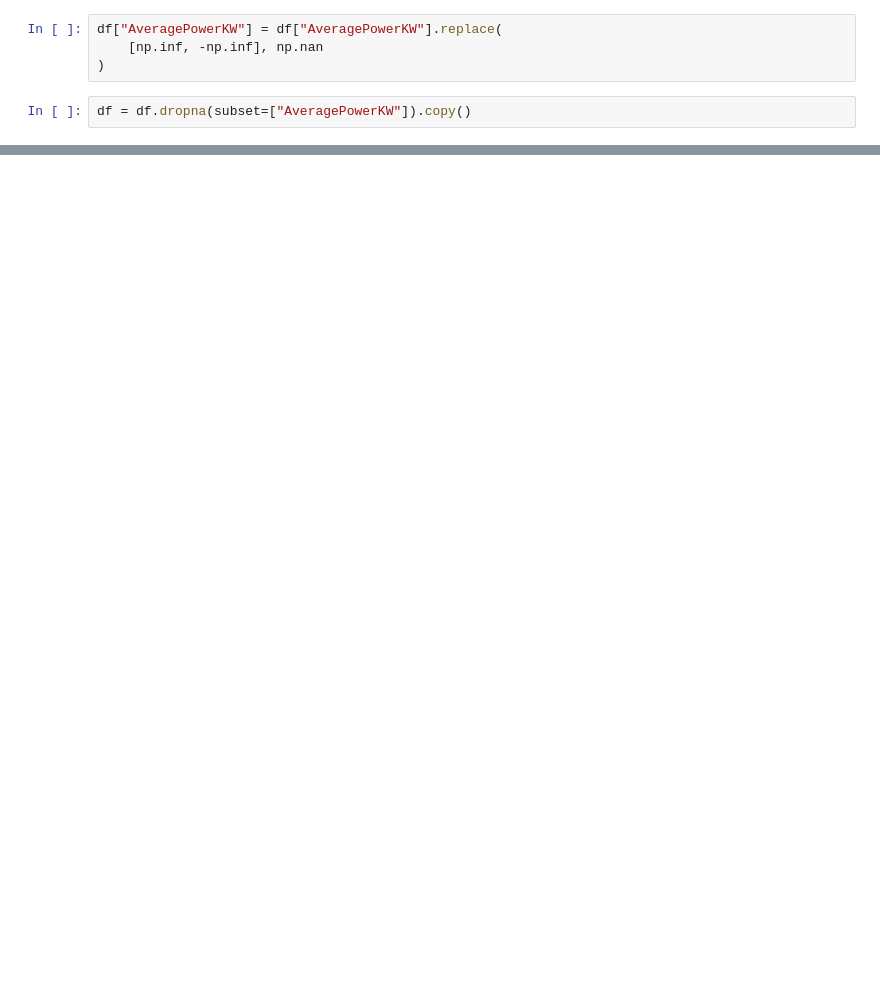
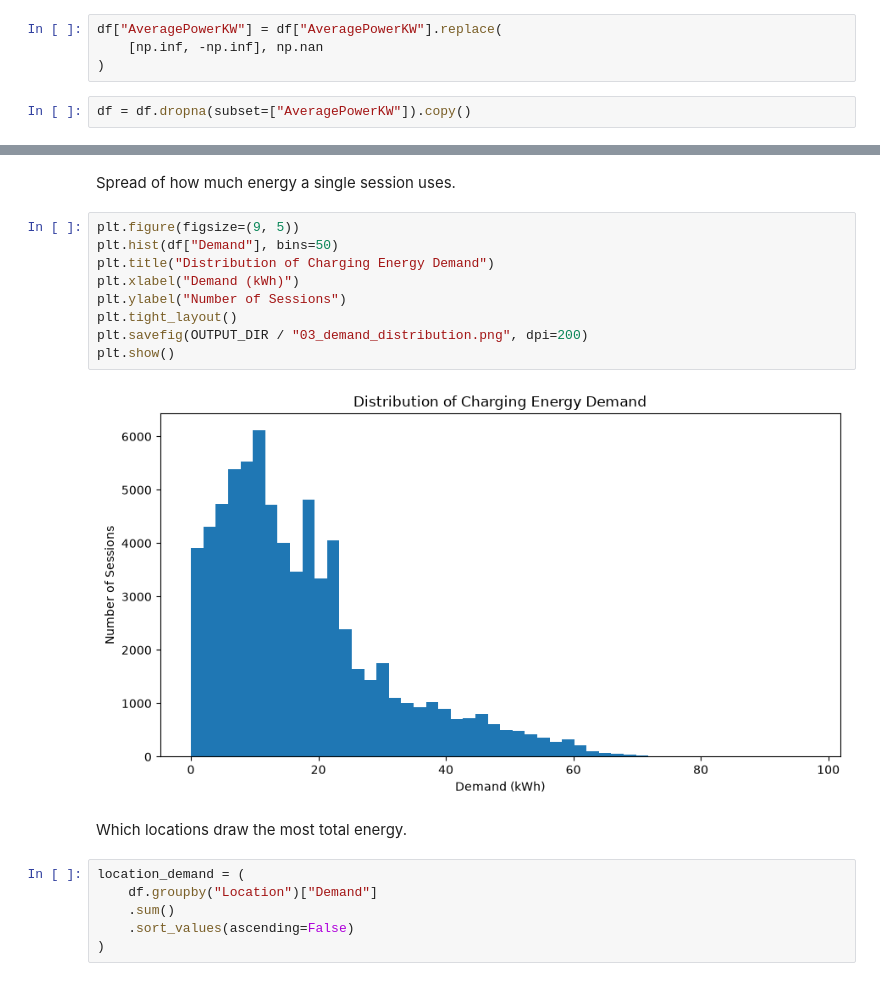
Before and after one commit to codemiitkumar/AAI-501-Group-3-EV-Charging-And-Revenue-Optimization, a Jupyter notebook: EV_Charging_Patterns_and_Revenue_Optimisation.ipynb, the cells around one changed output, grey strips where cells are left out. Drawn from its saved outputs; the diff is of its cells as text; blank space fills up the shorter version.

```diff
--- a/EV_Charging_Patterns_and_Revenue_Optimisation.ipynb
+++ b/EV_Charging_Patterns_and_Revenue_Optimisation.ipynb
@@ -326,0 +260,21 @@ all_forecast_results.to_csv(
+# %% [markdown]
+Spread of how much energy a single session uses.
+# %%
+plt.figure(figsize=(9, 5))
+plt.hist(df["Demand"], bins=50)
+plt.title("Distribution of Charging Energy Demand")
+plt.xlabel("Demand (kWh)")
+plt.ylabel("Number of Sessions")
+plt.tight_layout()
+plt.savefig(OUTPUT_DIR / "03_demand_distribution.png", dpi=200)
+plt.show()
+# %% [output]
+[figure, added]
+# %% [markdown]
+Which locations draw the most total energy.
+# %%
+location_demand = (
+    df.groupby("Location")["Demand"]
+    .sum()
+    .sort_values(ascending=False)
+)
```
Also changed, not shown: parts of 168 cells of this notebook, 21 other files.
